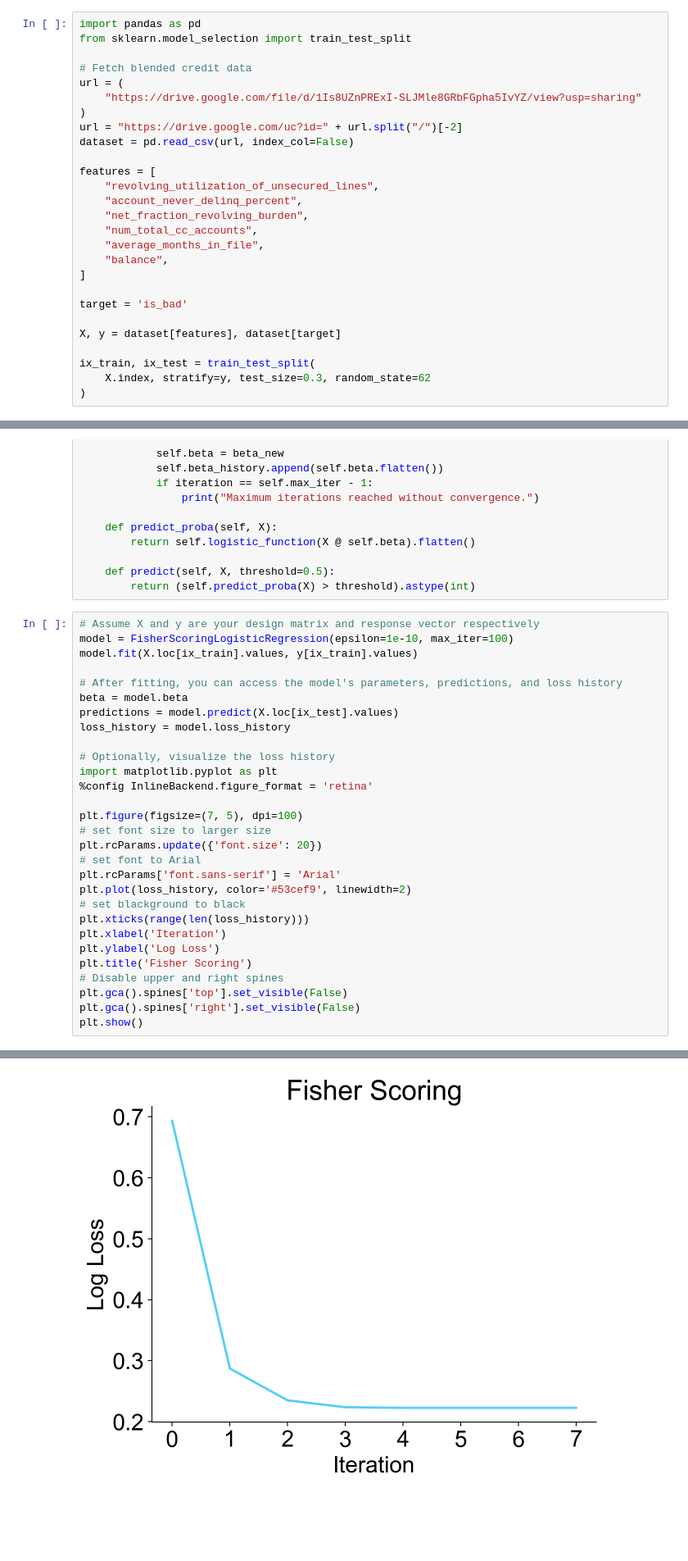
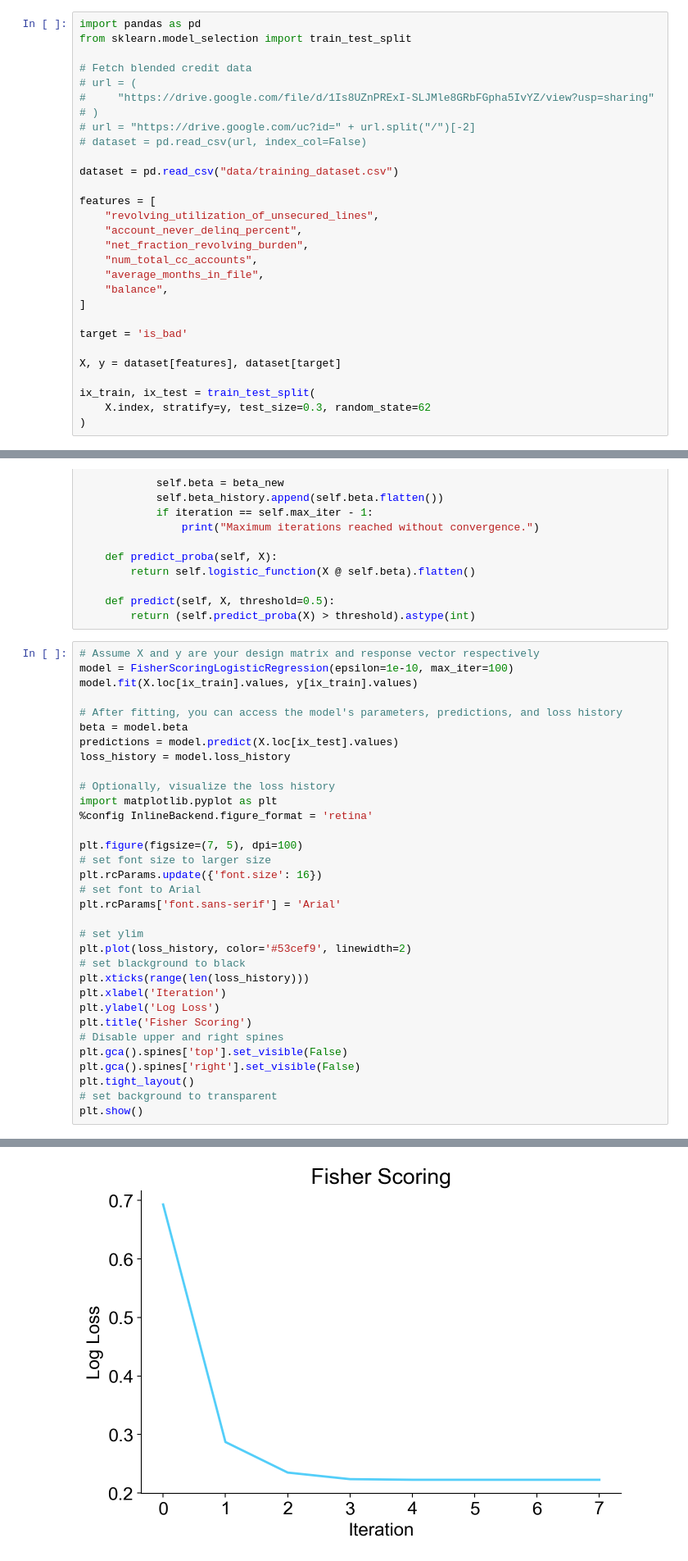
Before and after one commit to deburky/calibration, a Jupyter notebook: loss-functions/fisher-scoring.ipynb, the cells around one changed output, grey strips where cells are left out. Shown at 82% size. Drawn from its saved outputs; the diff is of its cells as text; blank space fills up the shorter version.

```diff
--- a/loss-functions/fisher-scoring.ipynb
+++ b/loss-functions/fisher-scoring.ipynb
@@ -8,11 +8,13 @@ import pandas as pd
 from sklearn.model_selection import train_test_split
 
 # Fetch blended credit data
-url = (
-    "https://drive.google.com/file/d/1Is8UZnPRExI-SLJMle8GRbFGpha5IvYZ/view?usp=sharing"
-)
-url = "https://drive.google.com/uc?id=" + url.split("/")[-2]
-dataset = pd.read_csv(url, index_col=False)
+# url = (
+#     "https://drive.google.com/file/d/1Is8UZnPRExI-SLJMle8GRbFGpha5IvYZ/view?usp=sharing"
+# )
+# url = "https://drive.google.com/uc?id=" + url.split("/")[-2]
+# dataset = pd.read_csv(url, index_col=False)
+
+dataset = pd.read_csv("data/training_dataset.csv")
 
 features = [
     "revolving_utilization_of_unsecured_lines",
@@ -86,35 +88,39 @@ class FisherScoringLogisticRegression:
 # %%
 # Assume X and y are your design matrix and response vector respectively
 model = FisherScoringLogisticRegression(epsilon=1e-10, max_iter=100)
 model.fit(X.loc[ix_train].values, y[ix_train].values)
 
 # After fitting, you can access the model's parameters, predictions, and loss history
 beta = model.beta
 predictions = model.predict(X.loc[ix_test].values)
 loss_history = model.loss_history
 
 # Optionally, visualize the loss history
 import matplotlib.pyplot as plt
 %config InlineBackend.figure_format = 'retina'
 
 plt.figure(figsize=(7, 5), dpi=100)
 # set font size to larger size
-plt.rcParams.update({'font.size': 20})
+plt.rcParams.update({'font.size': 16})
 # set font to Arial
 plt.rcParams['font.sans-serif'] = 'Arial'
+
+# set ylim
 plt.plot(loss_history, color='#53cef9', linewidth=2)
 # set blackground to black
 plt.xticks(range(len(loss_history)))
 plt.xlabel('Iteration')
 plt.ylabel('Log Loss')
 plt.title('Fisher Scoring')
 # Disable upper and right spines
 plt.gca().spines['top'].set_visible(False)
 plt.gca().spines['right'].set_visible(False)
+plt.tight_layout()
+# set background to transparent
 plt.show()
 # %% [output]
 Convergence reached after 8 iterations.
-[figure, old version]
+[figure, new version]
 # %%
 import pandas as pd
 import numpy as np
```
Also changed, not shown: parts of 11 cells of this notebook.
